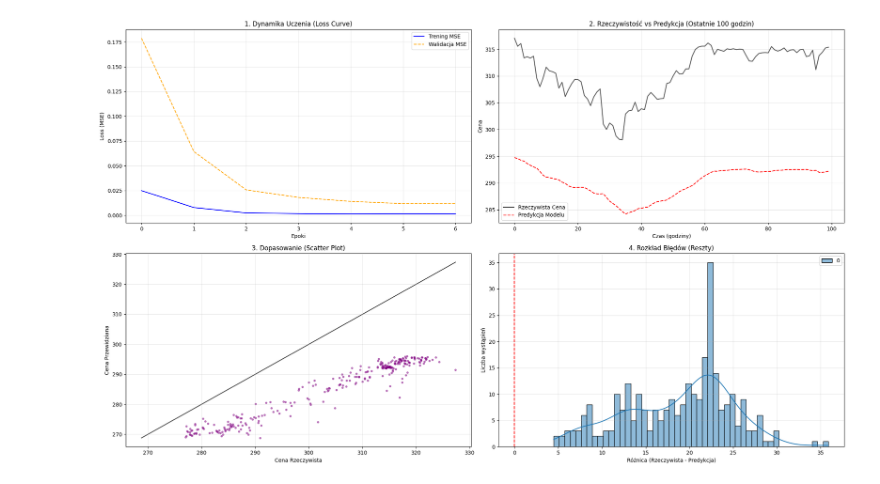
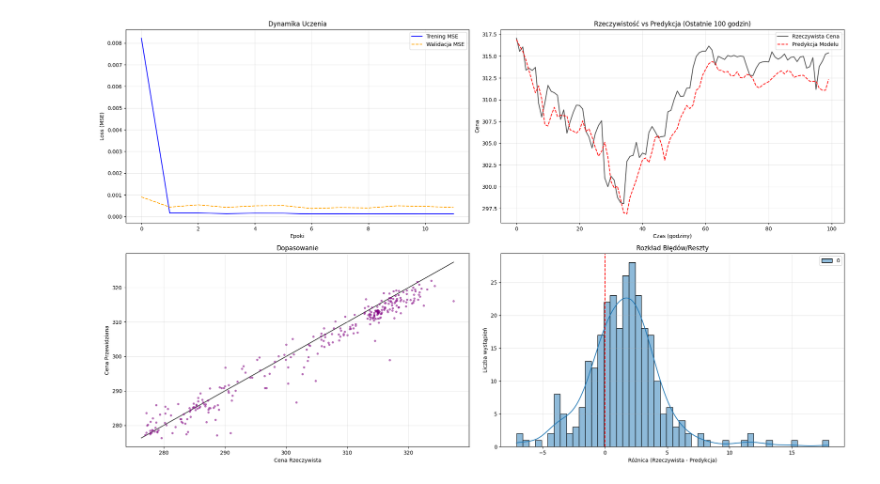
Before and after one commit to Borys35/StocksPrediction, a Jupyter notebook: stocks.ipynb, the cells around one changed output. Saved outputs shown, nothing was run; the diff lists cells and outputs as text; code cells hidden in the pictures.

Commit message:
best settings for simpleRNN

```diff
--- a/stocks.ipynb
+++ b/stocks.ipynb
@@ -6,6 +6,7 @@ from tensorflow.keras.models import Sequential
 from tensorflow.keras.layers import SimpleRNN, Dense, LSTM, Dropout, GRU
 from tensorflow.keras.callbacks import EarlyStopping, ReduceLROnPlateau
 from tensorflow.keras.optimizers import SGD
+from tensorflow.keras.losses import Huber
 
 # Download historical stock data (e.g., Apple)
 data = yf.download("GOOG", period='1y', interval='1h', auto_adjust=True)
@@ -39,11 +40,11 @@ X_test, Y_test = create_dataset(test_data, look_back)
 X_train = np.reshape(X_train, (X_train.shape[0], X_train.shape[1], 1))
 X_test = np.reshape(X_test, (X_test.shape[0], X_test.shape[1], 1))
 
-# Create RNN model
+
 model = Sequential()
-model.add(LSTM(units=32, return_sequences=False, input_shape=(X_train.shape[1], 1)))
-model.add(Dropout(0.2))
-model.add(Dense(8, activation='relu'))
+model.add(SimpleRNN(units=128, return_sequences=False, input_shape=(X_train.shape[1], 1)))
+# model.add(Dropout(0.2))
+# model.add(Dense(8, activation='relu'))
 model.add(Dense(1))
 
 # Compile model
@@ -51,8 +52,9 @@ optimizer = SGD(learning_rate=0.01, momentum=0.9)
 model.compile(loss='mean_squared_error', optimizer=optimizer)
 
 # Early stopping
-early_stop = EarlyStopping(monitor='val_loss', min_delta=0.001, restore_best_weights=True, verbose=1)
+early_stop = EarlyStopping(monitor='val_loss', patience=5, restore_best_weights=True, verbose=1)
 lr_scheduler = ReduceLROnPlateau(monitor='val_loss', factor=0.5, patience=3, min_lr=0.0001, verbose=1)
+
 # Train model
 history = model.fit(X_train,
           Y_train,
@@ -154,57 +143,49 @@ import numpy as np
 train_loss = history.history['loss']
 val_loss = history.history['val_loss']
 
-# Robimy predykcję na całym zbiorze testowym
-test_predictions_raw = model.predict(X_test)
-
-# Odwracamy skalowanie (żeby mieć dolary, a nie wartości 0-1)
-y_true = scaler.inverse_transform(Y_test.reshape(-1, 1))
-y_pred = scaler.inverse_transform(test_predictions_raw)
-
 # Obliczamy reszty (błędy)
 residuals = Y_test - test_predict
 
 # --- TWORZENIE WYKRESÓW ---
 plt.figure(figsize=(20, 12))
 
-# WYKRES 1: Krzywa Uczenia (Loss)
+# WYKRES 1
 plt.subplot(2, 2, 1)
 plt.plot(train_loss, label='Trening MSE', color='blue')
 plt.plot(val_loss, label='Walidacja MSE', color='orange', linestyle='--')
-plt.title('1. Dynamika Uczenia (Loss Curve)')
+plt.title('Dynamika Uczenia')
 plt.xlabel('Epoki')
 plt.ylabel('Loss (MSE)')
 plt.legend()
 plt.grid(True, alpha=0.3)
 
-# WYKRES 2: Time Series (Zoom na ostatnie 100 punktów)
-# Pokazujemy tylko wycinek, żeby było widać detale
+# WYKRES 2
 limit = 100
 plt.subplot(2, 2, 2)
 plt.plot(Y_test[-limit:], label='Rzeczywista Cena', color='black', alpha=0.7)
 plt.plot(test_predict[-limit:], label='Predykcja Modelu', color='red', linestyle='--')
-plt.title(f'2. Rzeczywistość vs Predykcja (Ostatnie {limit} godzin)')
+plt.title(f'Rzeczywistość vs Predykcja (Ostatnie {limit} godzin)')
 plt.xlabel('Czas (godziny)')
 plt.ylabel('Cena')
 plt.legend()
 plt.grid(True, alpha=0.3)
 
-# WYKRES 3: Scatter Plot (Korelacja)
+# WYKRES 3
 plt.subplot(2, 2, 3)
 plt.scatter(Y_test, test_predict, alpha=0.5, s=10, color='purple')
 # Rysujemy idealną linię przekątną
 lims = [np.min([Y_test, test_predict]), np.max([Y_test, test_predict])]
 plt.plot(lims, lims, 'k-', alpha=0.75, zorder=0)
-plt.title('3. Dopasowanie (Scatter Plot)')
+plt.title('Dopasowanie')
 plt.xlabel('Cena Rzeczywista')
 plt.ylabel('Cena Przewidziana')
 plt.grid(True, alpha=0.3)
 
-# WYKRES 4: Histogram Błędów (Residuals)
+# WYKRES 4
 plt.subplot(2, 2, 4)
 sns.histplot(residuals, kde=True, color='green', bins=50)
 plt.axvline(x=0, color='red', linestyle='--') # Linia zerowa
-plt.title('4. Rozkład Błędów (Reszty)')
+plt.title('Rozkład Błędów/Reszty')
 plt.xlabel('Różnica (Rzeczywista - Predykcja)')
 plt.ylabel('Liczba wystąpień')
 plt.grid(True, alpha=0.3)
@@ -216 +196 @@ plt.show()
-[figure, old version]
+[figure, new version]
```
Also changed, not shown: parts of 3 cells of this notebook, 2 other files.
